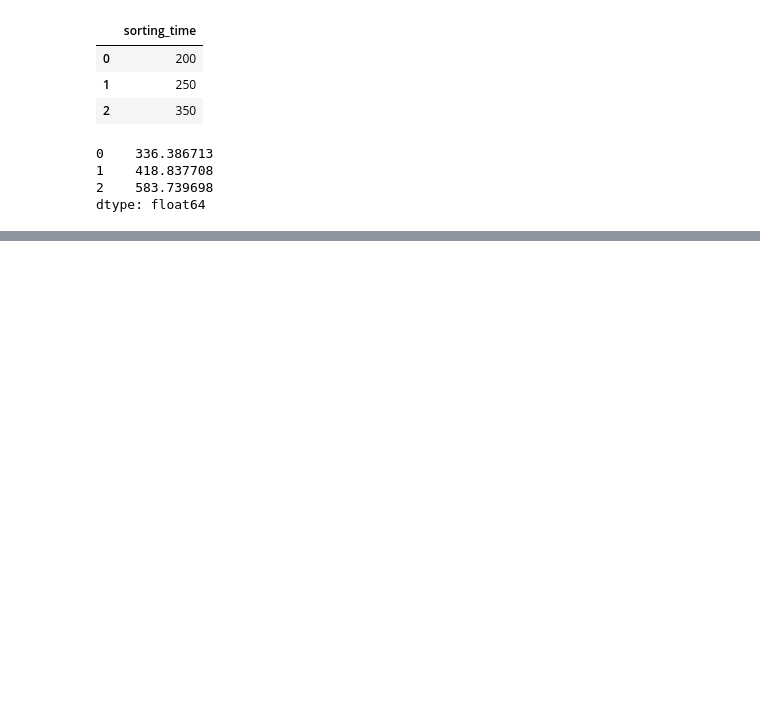
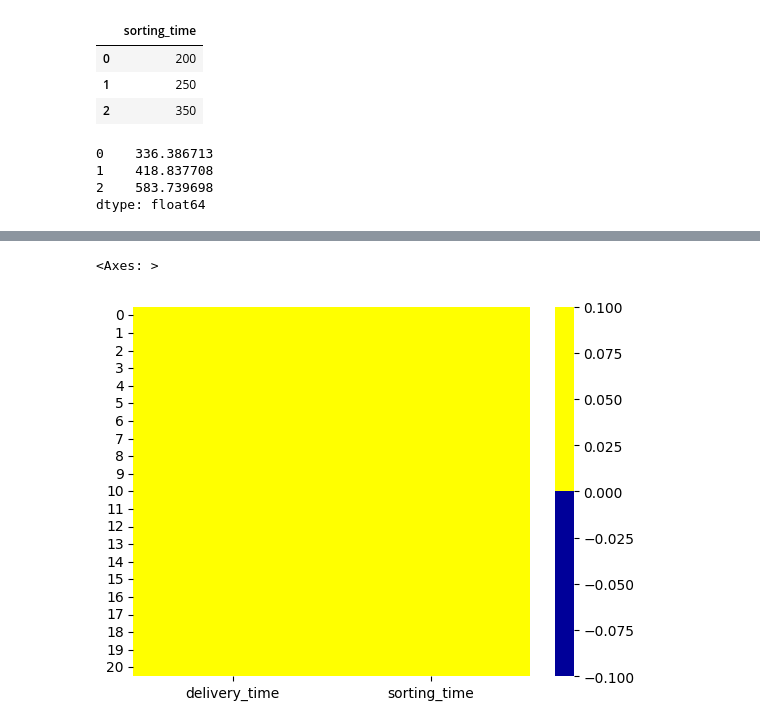
Before and after one commit to Sowmyaa2/Assignment-simplelinear-regression, a Jupyter notebook: Simple_linear_regression_(Q_1).ipynb, the cells around one changed output, grey strips where cells are left out. Cells and saved outputs as stored; diff of their text form; code cells hidden in the pictures; blank space fills up the shorter version.

```diff
--- a/Simple_linear_regression_(Q_1).ipynb
+++ b/Simple_linear_regression_(Q_1).ipynb
@@ -182,3 +197,13 @@ OLS Regression Results
 | Kurtosis: | 3.367 | Cond. No. | 18.3 |
 Notes:
 [1] Standard Errors assume that the covariance matrix of the errors is correctly specified.
+# %%
+#to genrate heat map
+import seaborn as sns
+cols = data.columns
+colors = ['#000099', '#ffff00']   #define colors, yellow for missing, blue for non missing
+sns.heatmap(data[cols].isnull(),
+               cmap= sns.color_palette(colors))
+# %% [output]
+<Axes: >
+[figure, added]
```
Also changed, not shown: parts of 23 cells of this notebook.
